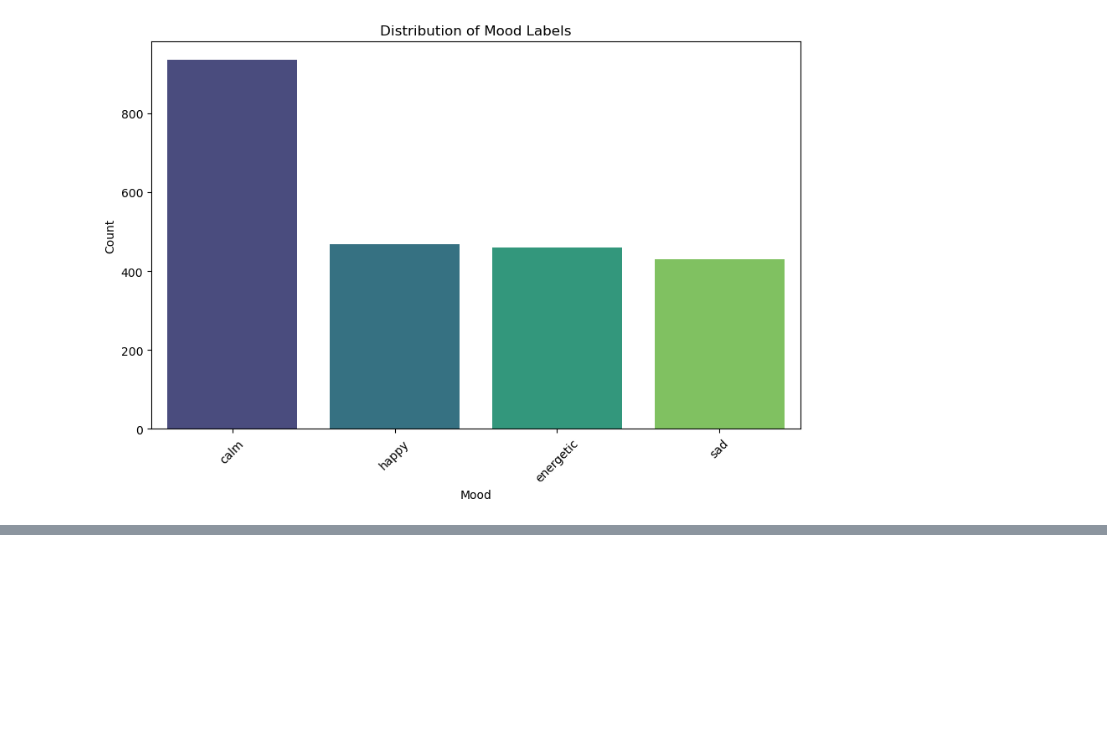
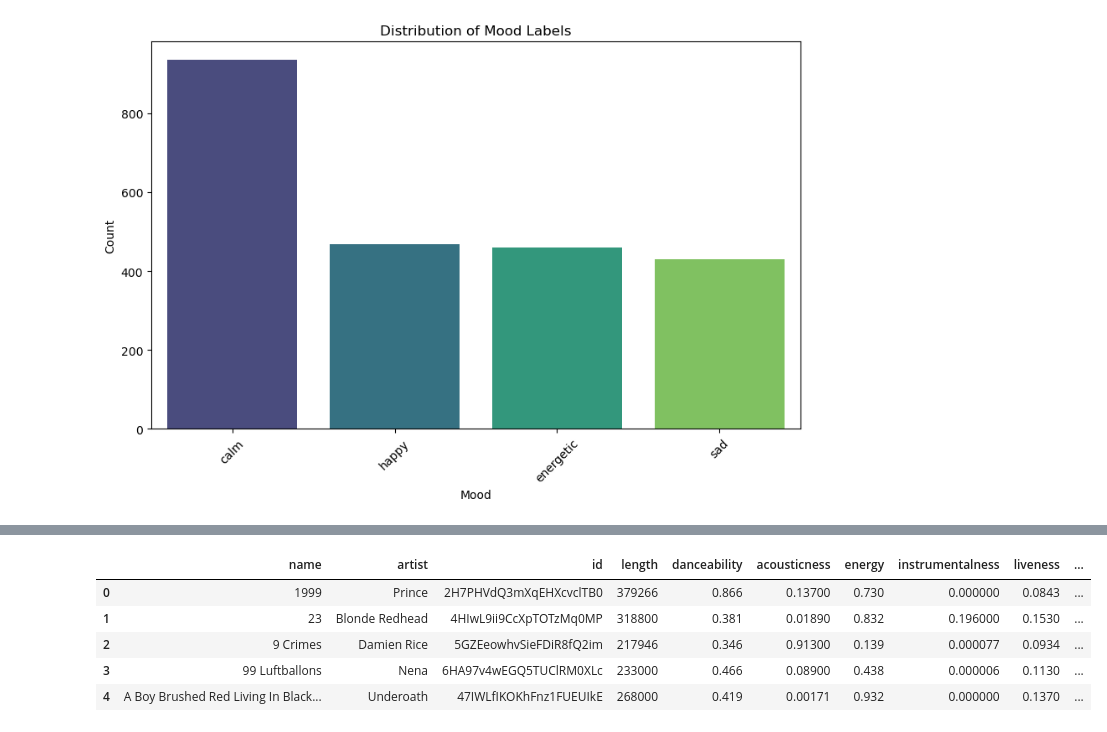
Before and after one commit to JuanRobledo12/cse6242-project, a Jupyter notebook: main.ipynb, the cells around one changed output, grey strips where cells are left out. Saved outputs shown, nothing was run; the diff lists cells and outputs as text; code cells hidden in the pictures; blank space fills up the shorter version.

```diff
--- a/main.ipynb
+++ b/main.ipynb
@@ -31,6 +44,5 @@ memory usage: 53.3+ MB
 # %%
-# df_moods = pd.read_csv('data_moods.csv')
-df_moods = pd.read_csv('merged_moods_data.csv')
+df_moods = pd.read_csv('complete_moods_data.csv')
 print(df_moods.info())
 # %% [output]
 <class 'pandas.core.frame.DataFrame'>
@@ -279,0 +291,9 @@ Name: mood, dtype: int64
+# %%
+df_moods.head()
+# %% [output]
+|  | name | artist | id | length | danceability | acousticness | energy | instrumentalness | liveness | ... |
+| 0 | 1999 | Prince | 2H7PHVdQ3mXqEHXcvclTB0 | 379266 | 0.866 | 0.13700 | 0.730 | 0.000000 | 0.0843 | ... |
+| 1 | 23 | Blonde Redhead | 4HIwL9ii9CcXpTOTzMq0MP | 318800 | 0.381 | 0.01890 | 0.832 | 0.196000 | 0.1530 | ... |
+| 2 | 9 Crimes | Damien Rice | 5GZEeowhvSieFDiR8fQ2im | 217946 | 0.346 | 0.91300 | 0.139 | 0.000077 | 0.0934 | ... |
+| 3 | 99 Luftballons | Nena | 6HA97v4wEGQ5TUClRM0XLc | 233000 | 0.466 | 0.08900 | 0.438 | 0.000006 | 0.1130 | ... |
+| 4 | A Boy Brushed Red Living In Black... | Underoath | 47IWLfIKOKhFnz1FUEUIkE | 268000 | 0.419 | 0.00171 | 0.932 | 0.000000 | 0.1370 | ... |
```
Also changed, not shown: parts of 64 cells of this notebook, 3 other files.
